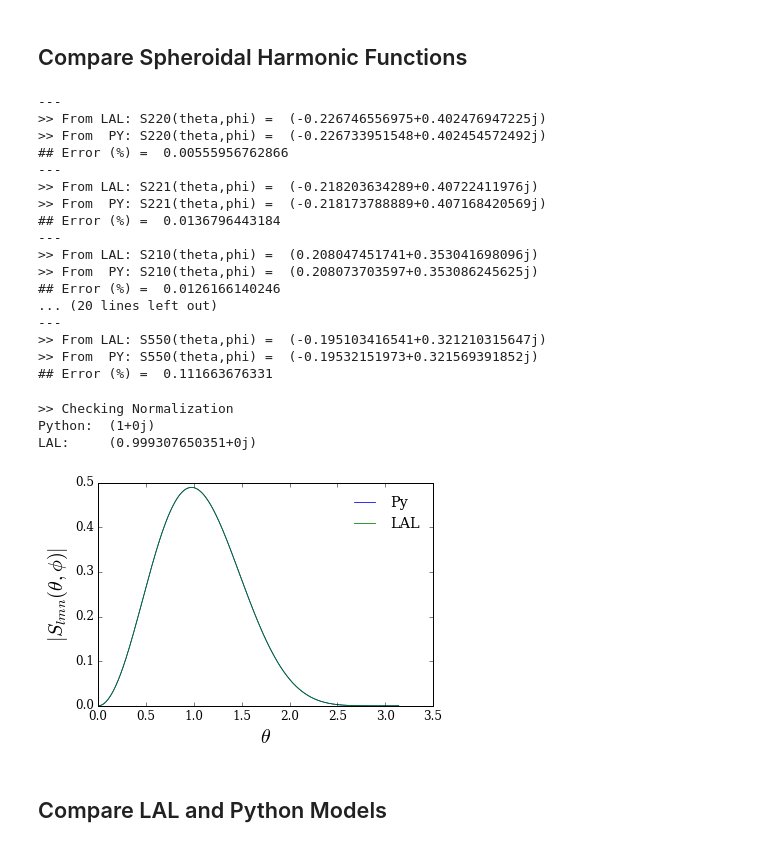
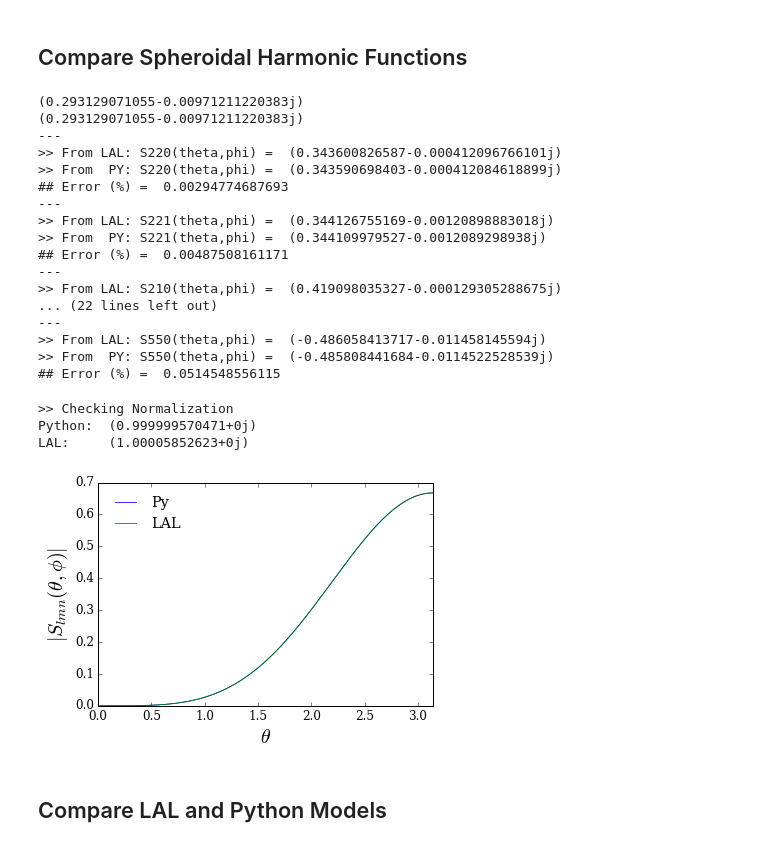
Before and after one commit to llondon6/review_ringdownFD_nikhef, a Jupyter notebook: factory/foo.ipynb, the cells around one changed output. Cells and saved outputs as stored; diff of their text form; code cells hidden in the pictures.

```diff
--- a/factory/foo.ipynb
+++ b/factory/foo.ipynb
@@ -110,8 +113,8 @@ import review_ringdownFD_nikhef as review
 ## Select and Load NR Data
 # %%
 # Find simlations to load
-A = scsearch(keyword='D11_q1.00_a0.0_m240',verbose=True)
-# A = scsearch(keyword='hrq',q=2,verbose=True)
+# A = scsearch(keyword='D11_q1.00_a0.0_m240',verbose=True)
+A = scsearch(keyword='hrq',q=3,verbose=True)
 # A = scsearch(keyword='D9_q1.2_a0.0_m160',verbose=True)
 # A = scsearch(nonspinning=True,q=1.2,verbose=True,institute='gt',keyword='hrq')
 # %% [output]
@@ -124,6 +137,12 @@ A = scsearch(keyword='D11_q1.00_a0.0_m240',verbose=True)
 # Load simulation data
 a = A[0]
 # y = gwylm( a, lm=[(2,2)], verbose=True )
-y = gwylm( a, lm=[(2,2),(3,3),(3,2),(4,4),(4,3),(5,5)], verbose=True )
+# y = gwylm( a, lm=[(2,-2),(3,2),(3-2)], verbose=True )
+# y = gwylm( a, lm=[(2,2),(3,3),(3,2),(4,4),(4,3),(5,5)], verbose=True )
+# y = gwylm( a, lm=[(2,-2),(3,-3),(3,-2),(4,-4),(4,-3),(5,-5)], verbose=True )
+lm = []
+for ll,mm in [(2,2),(2,1),(3,3),(3,2),(4,4),(4,3),(5,5)]:
+    lm += [ (ll,mm), (ll,-mm) ]
+y = gwylm( a, lm=lm, verbose=True )
 # %% [output]
 (gwylm)>> Found dt (=0.15) keyword.
@@ -153,9 +172,9 @@ yrd = y.ringdown(T0=10,use_peak_strain=False,verbose=True)
 M_Sol = 50
 Mf_Sol = 1.00002821*M_Sol * y.mf
 D_Mpc = 150
-inclination = pi/4
+inclination = pi/3
 fmin = 20
-phi_ref = pi/3
+phi_ref = 0 # pi/3
 #
 M = M_Sol*MSUN_SI
 Mf = Mf_Sol*MSUN_SI
@@ -501,70 +464,76 @@ for l,m,n in ns.lmn:
 # %% [markdown]
 ## Compare Spheroidal Harmonic Functions
 # %%
+
+print lalsim.SpinWeightedSpheroidalHarmonic( xf, l, m, n, pi/2, phi_ref )
+print lalsim.SpinWeightedSpheroidalHarmonic( xf, l, m, n, pi/2, phi_ref )
 
 #
 for l,m,n in ns.lmn:
 
-    #
-    slal = lalsim.SpinWeightedSpheroidalHarmonic( xf, l, m, n, inclination, phi_ref )
+    if m>0:
 
-    #
-    spy = slm( xf,l,m,n,inclination,phi_ref,norm=True )
+        #
+        slal = lalsim.SpinWeightedSpheroidalHarmonic( xf, l, m, n, inclination, phi_ref )
 
-    #
-    print '---'
-    print '>> From LAL: S%i%i%i(theta,phi) = '%(l,m,n),slal
-    print '>> From  PY: S%i%i%i(theta,phi) = '%(l,m,n),spy
-    print '## Error (%) = ',100*abs((slal-spy)/abs(spy))
+        #
+        spy = slm( xf,l,m,n,inclination,phi_ref,norm=True )
+
+        #
+        print '---'
+        print '>> From LAL: S%i%i%i(theta,phi) = '%(l,m,n),slal
+        print '>> From  PY: S%i%i%i(theta,phi) = '%(l,m,n),spy
+        print '## Error (%) = ',100*abs((slal-spy)/abs(spy))
 # %% [output]
+(0.293129071055-0.00971211220383j)
+(0.293129071055-0.00971211220383j)
 ---
->> From LAL: S220(theta,phi) =  (-0.226746556975+0.402476947225j)
->> From  PY: S220(theta,phi) =  (-0.226733951548+0.402454572492j)
-## Error (%) =  0.00555956762866
+>> From LAL: S220(theta,phi) =  (0.343600826587-0.000412096766101j)
+>> From  PY: S220(theta,phi) =  (0.343590698403-0.000412084618899j)
+## Error (%) =  0.00294774687693
 ---
->> From LAL: S221(theta,phi) =  (-0.218203634289+0.40722411976j)
->> From  PY: S221(theta,phi) =  (-0.218173788889+0.407168420569j)
-## Error (%) =  0.0136796443184
+>> From LAL: S221(theta,phi) =  (0.344126755169-0.00120898883018j)
+>> From  PY: S221(theta,phi) =  (0.344109979527-0.0012089298938j)
+## Error (%) =  0.00487508161171
 ---
->> From LAL: S210(theta,phi) =  (0.208047451741+0.353041698096j)
->> From  PY: S210(theta,phi) =  (0.208073703597+0.353086245625j)
-## Error (%) =  0.0126166140246
-... (20 lines left out)
+>> From LAL: S210(theta,phi) =  (0.419098035327-0.000129305288675j)
+... (22 lines left out)
 ---
->> From LAL: S550(theta,phi) =  (-0.195103416541+0.321210315647j)
->> From  PY: S550(theta,phi) =  (-0.19532151973+0.321569391852j)
-## Error (%) =  0.111663676331
+>> From LAL: S550(theta,phi) =  (-0.486058413717-0.011458145594j)
+>> From  PY: S550(theta,phi) =  (-0.485808441684-0.0114522528539j)
+## Error (%) =  0.0514548556115
 # %%
 
 #
-l,m,n = 4,4,0
+l,m,n = 2,-2,0
 jf = xf
 
 #
 theta = linspace(0,pi,5e2)
-phi = 0
+phi = phi_ref
 
 #
 Spy = slm( jf,l,m,n,theta,phi )
 Slal = array( [ lalsim.SpinWeightedSpheroidalHarmonic( jf, l, m, n, th, phi ) for th in theta ] )
 
 #
 plot( theta, abs(Spy), label = 'Py' )
 plot( theta, abs(Slal), label = 'LAL' )
+xlim(lim(theta))
 
 #
-legend( frameon=False )
+legend( frameon=False, loc = 1 if m>0 else 2 )
 xlabel(r'$\theta$')
 ylabel(r'$|S_{lmn}(\theta,\phi)|$')
 
 #
 print '>> Checking Normalization'
 print 'Python: ', 2*pi*trapz(Spy*Spy.conj()*sin(theta),theta )
 print 'LAL:    ', 2*pi*trapz(Slal*Slal.conj()*sin(theta),theta )
 # %% [output]
 >> Checking Normalization
-Python:  (1+0j)
-LAL:     (0.999307650351+0j)
+Python:  (0.999999570471+0j)
+LAL:     (1.00005852623+0j)
-[figure, old version]
+[figure, new version]
 # %% [markdown]
 ## Compare LAL and Python Models
```
Also changed, not shown: parts of 17 cells of this notebook, 3 other files.
